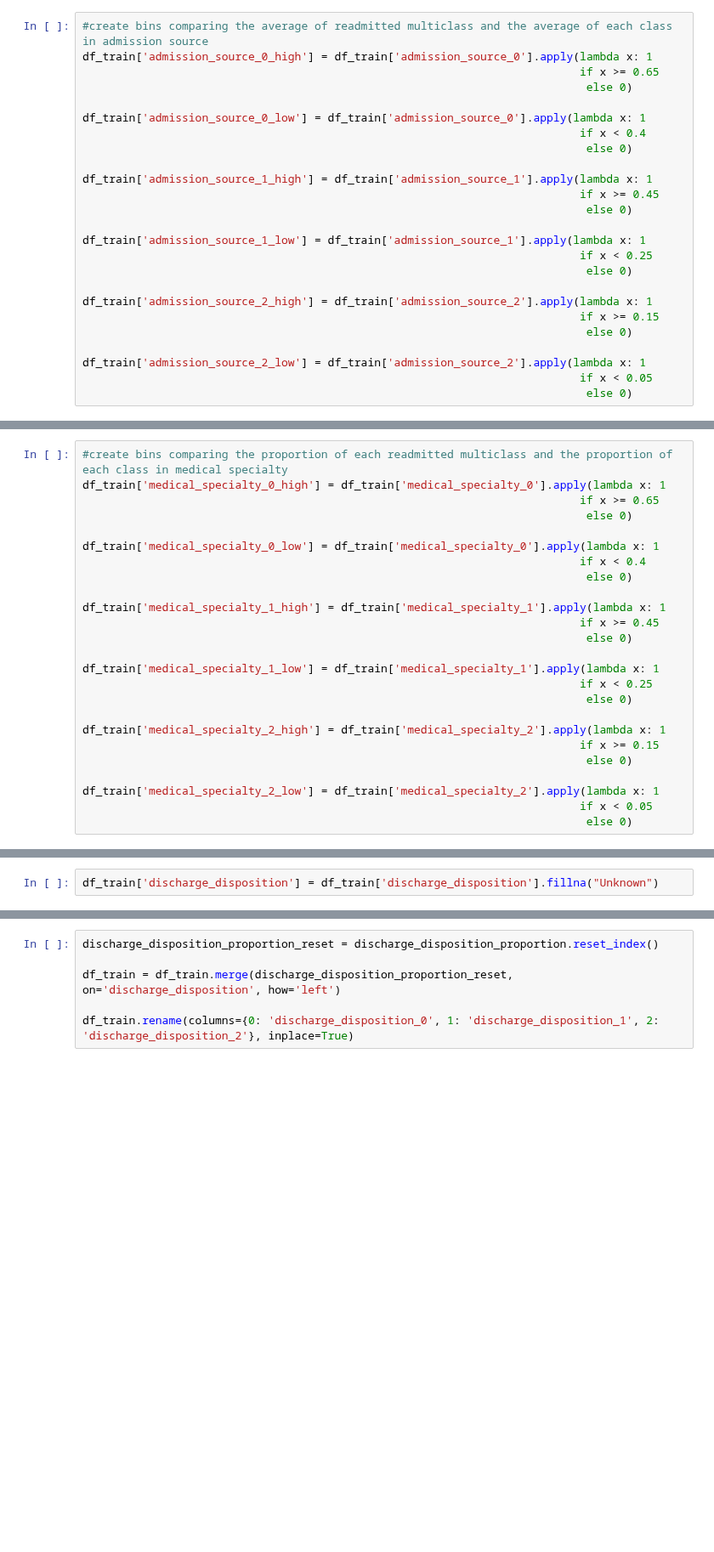
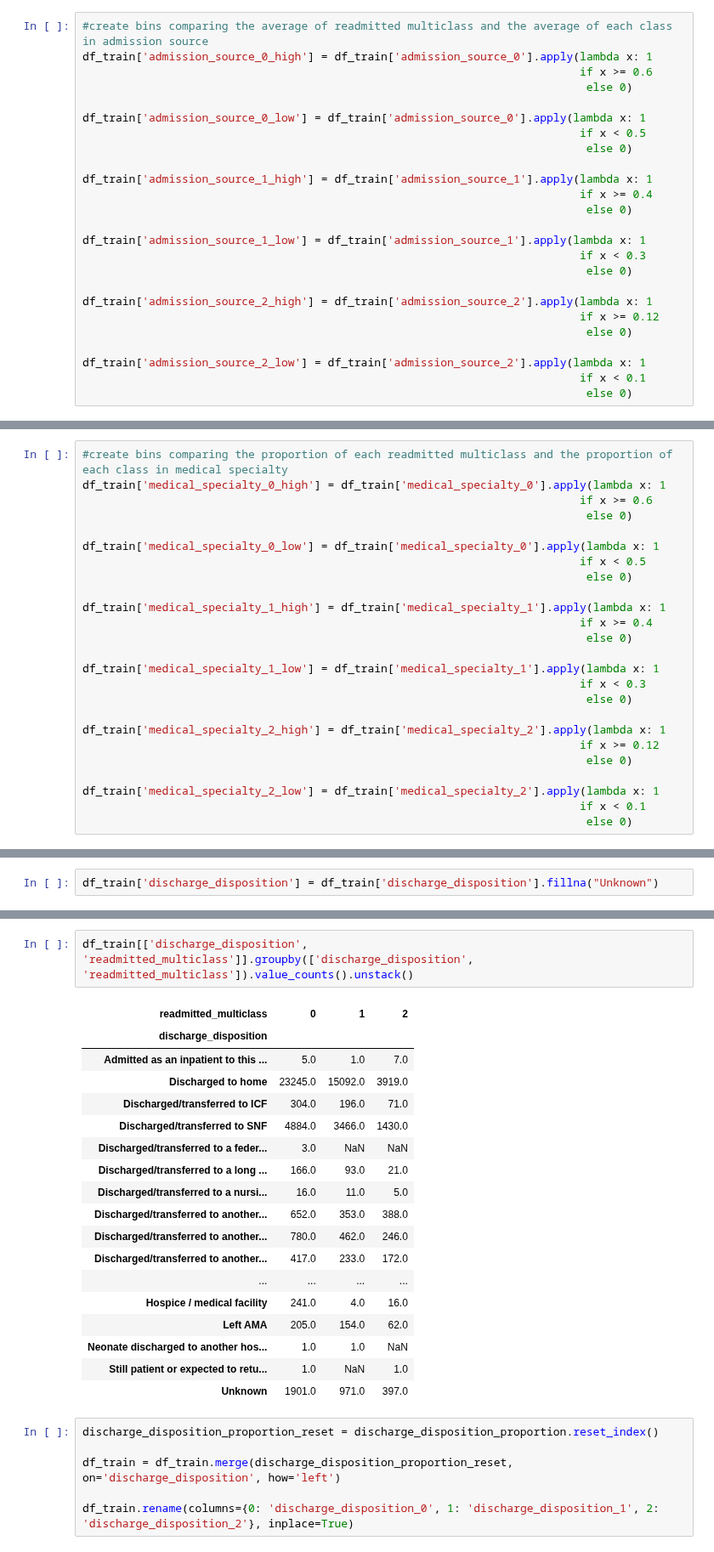
Before and after one commit to ontenkutsenko/ML_Hospital_Readmissions, a Jupyter notebook: Multiclass.ipynb, the cells around one changed output, grey strips where cells are left out. Shown at 85% size. Saved outputs shown, nothing was run; the diff lists cells and outputs as text; blank space fills up the shorter version.

```diff
--- a/Multiclass.ipynb
+++ b/Multiclass.ipynb
@@ -82,25 +116,25 @@ df_train.rename(columns={0: 'admission_source_0', 1:'admission_source_1', 2:'adm
 # %%
 #create bins comparing the average of readmitted multiclass and the average of each class in admission source
 df_train['admission_source_0_high'] = df_train['admission_source_0'].apply(lambda x: 1
-                                                                           if x >= 0.65
+                                                                           if x >= 0.6
                                                                             else 0)
 
 df_train['admission_source_0_low'] = df_train['admission_source_0'].apply(lambda x: 1
-                                                                           if x < 0.4
+                                                                           if x < 0.5
                                                                             else 0)
 
 df_train['admission_source_1_high'] = df_train['admission_source_1'].apply(lambda x: 1
-                                                                           if x >= 0.45
+                                                                           if x >= 0.4
                                                                             else 0)
 
 df_train['admission_source_1_low'] = df_train['admission_source_1'].apply(lambda x: 1
-                                                                           if x < 0.25
+                                                                           if x < 0.3
                                                                             else 0)
 
 df_train['admission_source_2_high'] = df_train['admission_source_2'].apply(lambda x: 1
-                                                                           if x >= 0.15
+                                                                           if x >= 0.12
                                                                             else 0)
 
 df_train['admission_source_2_low'] = df_train['admission_source_2'].apply(lambda x: 1
-                                                                           if x < 0.05
+                                                                           if x < 0.1
                                                                             else 0)
@@ -140,27 +198,27 @@ df_train.rename(columns={0: 'medical_specialty_0', 1: 'medical_specialty_1', 2:
 # %%
 #create bins comparing the proportion of each readmitted multiclass and the proportion of each class in medical specialty
 df_train['medical_specialty_0_high'] = df_train['medical_specialty_0'].apply(lambda x: 1
-                                                                           if x >= 0.65
+                                                                           if x >= 0.6
                                                                             else 0)
 
 df_train['medical_specialty_0_low'] = df_train['medical_specialty_0'].apply(lambda x: 1
-                                                                           if x < 0.4
+                                                                           if x < 0.5
                                                                             else 0)
 
 df_train['medical_specialty_1_high'] = df_train['medical_specialty_1'].apply(lambda x: 1
-                                                                           if x >= 0.45
+                                                                           if x >= 0.4
                                                                             else 0)
 
 df_train['medical_specialty_1_low'] = df_train['medical_specialty_1'].apply(lambda x: 1
-                                                                           if x < 0.25
+                                                                           if x < 0.3
                                                                             else 0)
 
 df_train['medical_specialty_2_high'] = df_train['medical_specialty_2'].apply(lambda x: 1
-                                                                           if x >= 0.15
+                                                                           if x >= 0.12
                                                                             else 0)
 
 df_train['medical_specialty_2_low'] = df_train['medical_specialty_2'].apply(lambda x: 1
-                                                                           if x < 0.05
+                                                                           if x < 0.1
                                                                             else 0)
 # %% [markdown]
 #### Discharge_disposition
@@ -192,6 +250,27 @@ discharge_disposition_proportion
 | Neonate discharged to another hos... | 0.500000 | 0.500000 | 0.000000 |
 | Still patient or expected to retu... | 0.500000 | 0.000000 | 0.500000 |
 | Unknown | 0.581523 | 0.297033 | 0.121444 |
+# %%
+df_train[['discharge_disposition', 'readmitted_multiclass']].groupby(['discharge_disposition', 'readmitted_multiclass']).value_counts().unstack()
+# %% [output]
+| readmitted_multiclass | 0 | 1 | 2 |
+| discharge_disposition |  |  |  |
+| Admitted as an inpatient to this ... | 5.0 | 1.0 | 7.0 |
+| Discharged to home | 23245.0 | 15092.0 | 3919.0 |
+| Discharged/transferred to ICF | 304.0 | 196.0 | 71.0 |
+| Discharged/transferred to SNF | 4884.0 | 3466.0 | 1430.0 |
+| Discharged/transferred to a feder... | 3.0 | NaN | NaN |
+| Discharged/transferred to a long ... | 166.0 | 93.0 | 21.0 |
+| Discharged/transferred to a nursi... | 16.0 | 11.0 | 5.0 |
+| Discharged/transferred to another... | 652.0 | 353.0 | 388.0 |
+| Discharged/transferred to another... | 780.0 | 462.0 | 246.0 |
+| Discharged/transferred to another... | 417.0 | 233.0 | 172.0 |
+| ... | ... | ... | ... |
+| Hospice / medical facility | 241.0 | 4.0 | 16.0 |
+| Left AMA | 205.0 | 154.0 | 62.0 |
+| Neonate discharged to another hos... | 1.0 | 1.0 | NaN |
+| Still patient or expected to retu... | 1.0 | NaN | 1.0 |
+| Unknown | 1901.0 | 971.0 | 397.0 |
 # %%
 discharge_disposition_proportion_reset = discharge_disposition_proportion.reset_index()
 
```
Also changed, not shown: parts of 15 cells of this notebook.
